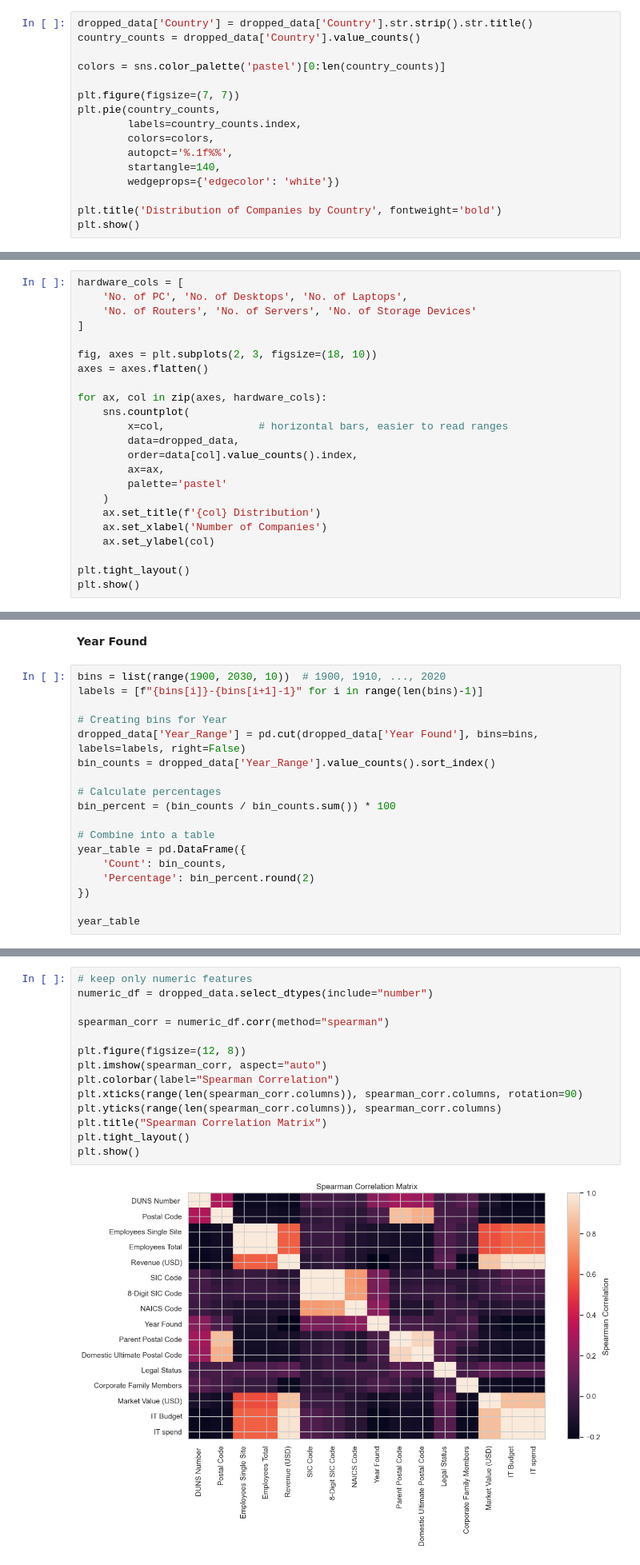
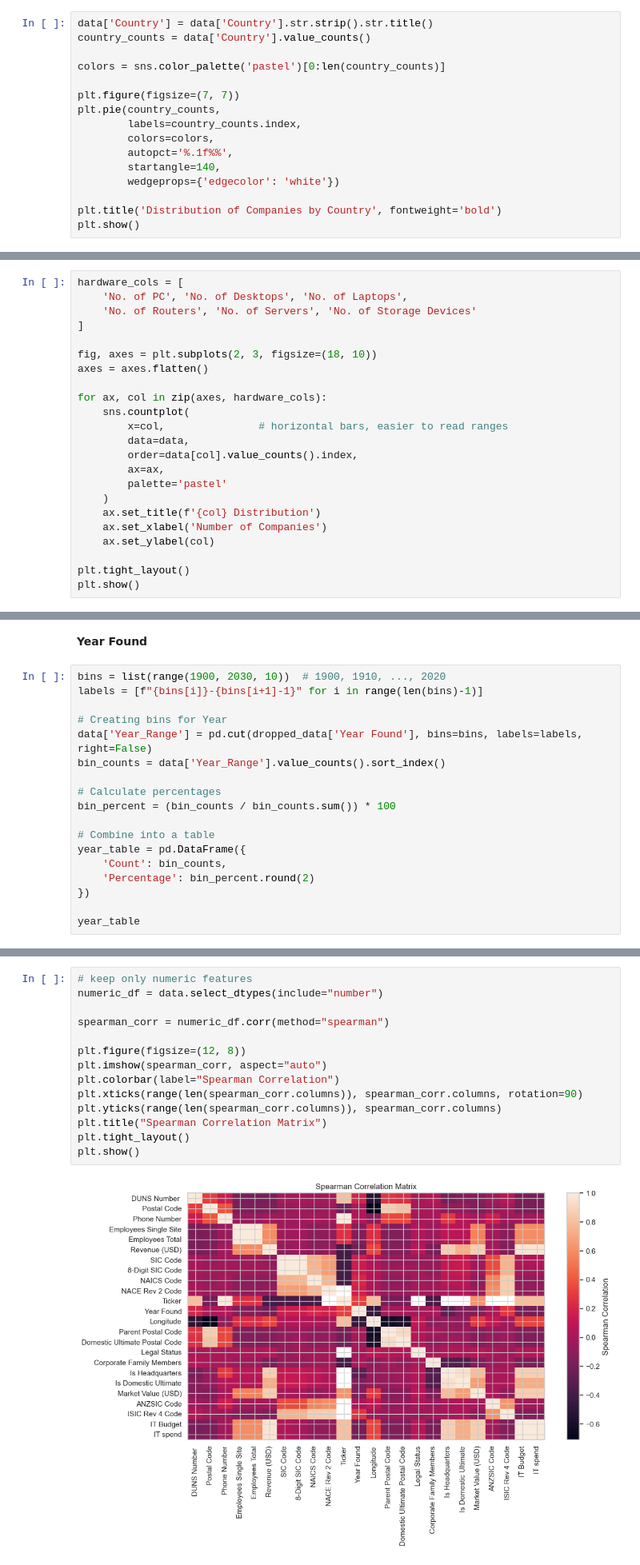
Before and after one commit to racxxhel/Corp_Intelligence, a Jupyter notebook: src/CAT_A_ACC.ipynb, the cells around one changed output, grey strips where cells are left out. Shown at 80% size. Saved outputs shown, nothing was run; the diff lists cells and outputs as text.

```diff
--- a/src/CAT_A_ACC.ipynb
+++ b/src/CAT_A_ACC.ipynb
@@ -162,8 +71,8 @@ To explore the variables on its own and examine its distribution and analyse its
 # %% [markdown]
 **Country**
 # %%
-dropped_data['Country'] = dropped_data['Country'].str.strip().str.title()
-country_counts = dropped_data['Country'].value_counts()
+data['Country'] = data['Country'].str.strip().str.title()
+country_counts = data['Country'].value_counts()
 
 colors = sns.color_palette('pastel')[0:len(country_counts)]
 
@@ -277,7 +187,7 @@ axes = axes.flatten()
 for ax, col in zip(axes, hardware_cols):
     sns.countplot(
         x=col,               # horizontal bars, easier to read ranges
-        data=dropped_data,
+        data=data,
         order=data[col].value_counts().index,
         ax=ax,
         palette='pastel'
@@ -299,8 +209,8 @@ bins = list(range(1900, 2030, 10))  # 1900, 1910, ..., 2020
 labels = [f"{bins[i]}-{bins[i+1]-1}" for i in range(len(bins)-1)]
 
 # Creating bins for Year
-dropped_data['Year_Range'] = pd.cut(dropped_data['Year Found'], bins=bins, labels=labels, right=False)
-bin_counts = dropped_data['Year_Range'].value_counts().sort_index()
+data['Year_Range'] = pd.cut(dropped_data['Year Found'], bins=bins, labels=labels, right=False)
+bin_counts = data['Year_Range'].value_counts().sort_index()
 
 # Calculate percentages
 bin_percent = (bin_counts / bin_counts.sum()) * 100
@@ -450,19 +360,19 @@ For clustering purposes, we therefore retain Employees (Single Site) as a featur
 #### 3.3.1 Spearson Correlation Matrix
 # %%
 # keep only numeric features
-numeric_df = dropped_data.select_dtypes(include="number")
+numeric_df = data.select_dtypes(include="number")
 
 spearman_corr = numeric_df.corr(method="spearman")
 
 plt.figure(figsize=(12, 8))
 plt.imshow(spearman_corr, aspect="auto")
 plt.colorbar(label="Spearman Correlation")
 plt.xticks(range(len(spearman_corr.columns)), spearman_corr.columns, rotation=90)
 plt.yticks(range(len(spearman_corr.columns)), spearman_corr.columns)
 plt.title("Spearman Correlation Matrix")
 plt.tight_layout()
 plt.show()
 # %% [output]
-[figure, old version]
+[figure, new version]
 # %% [markdown]
 The Spearman correlation matrix corroborates the bivariate analysis by showing strong monotonic correlations among scale-related variables such as revenue, market value, and IT expenditure. This supports the feature reduction and ratio-based transformations applied prior to clustering.
```
Also changed, not shown: parts of 46 cells of this notebook.
